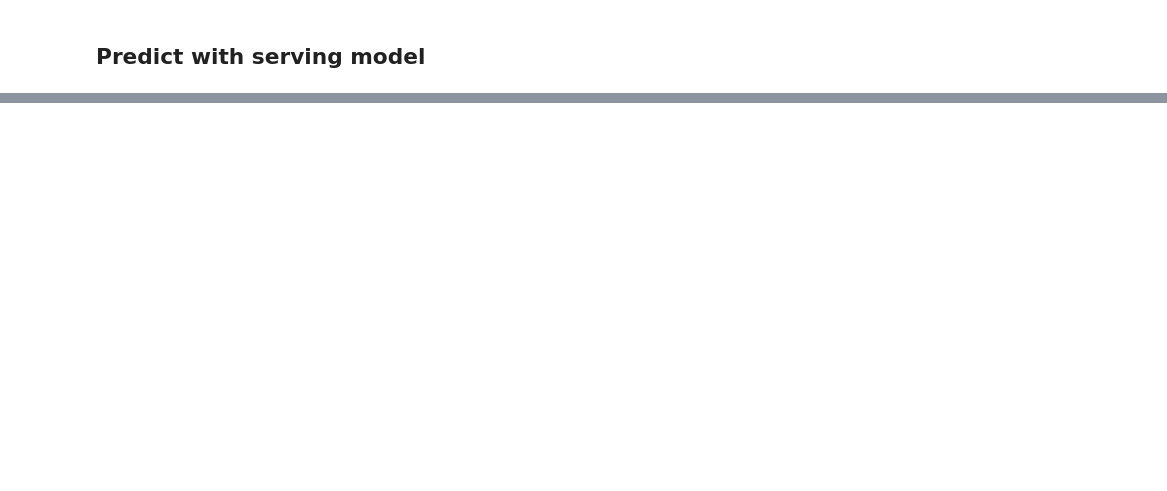
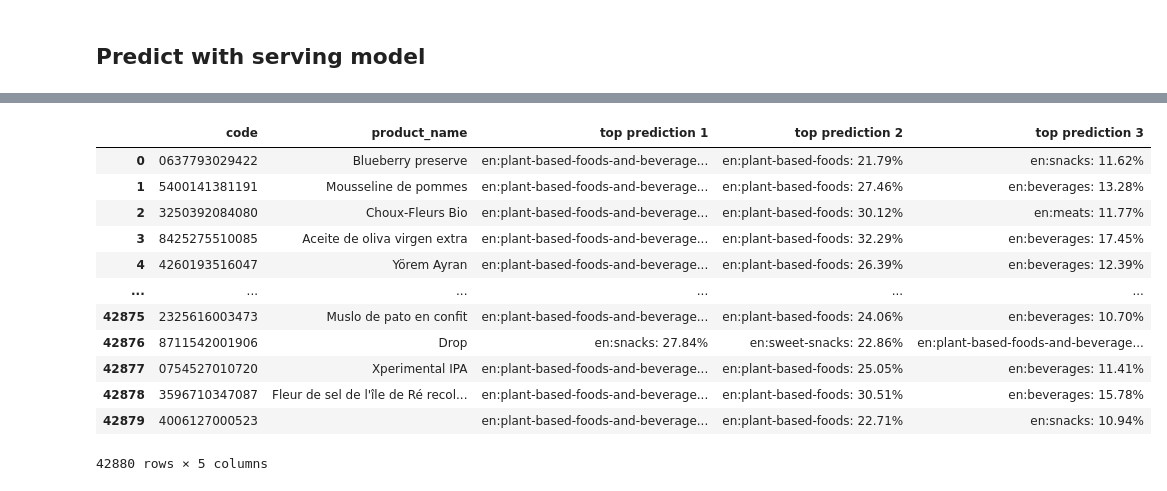
Before and after one commit to openfoodfacts/off-category-classification, a Jupyter notebook: experiments/Train-with-cat-compat-loss.ipynb, the cells around one changed output, grey strips where cells are left out. Drawn from its saved outputs; the diff is of its cells as text; code cells hidden in the pictures; blank space fills up the shorter version.

```diff
--- a/experiments/Train-with-cat-compat-loss.ipynb
+++ b/experiments/Train-with-cat-compat-loss.ipynb
@@ -423,0 +366,9 @@ plot_training_stat(stats, 'binary_accuracy', ax2)
+# %%
+SAVED_MODEL_DIR = MODEL_DIR / 'saved_model'
+
+@tf.function
+def serving_func(*args, **kwargs):
+    preds = model(*args, **kwargs)
+    return top_labeled_predictions(preds, categories_vocab, k=50)
+
+save_model(SAVED_MODEL_DIR, model, categories_vocab, serving_func)
@@ -429,2 +382,4 @@ serving_model = load_serving_model(MODEL_DIR)
+# %%
+m, labels = load_model(SAVED_MODEL_DIR)
 # %%
 ds_test = load_dataset('off_categories', split=TEST_SPLIT)
@@ -442,6 +388,5 @@ training_pred_test
 # %%
 %%time
 
-serving_pred_test = serving_model.predict(ds_test.padded_batch(128))
-
-serving_pred_test
+preds_test = m.predict(ds_test.padded_batch(128))
+preds_test
@@ -451,0 +409,4 @@ test_top_predictions = top_predictions(ds_test, serving_pred_test, 4)
+# %%
+# This is the function exported as the default serving function in our saved model
+top_preds_test = top_labeled_predictions(preds_test, labels, k=3)
+top_preds_test
@@ -451,0 +431,12 @@ test_top_predictions = top_predictions(ds_test, serving_pred_test, 4)
+# %%
+%%time
+
+# Same data, but pretty
+pred_table_test = top_predictions_table(top_preds_test)
+
+# Add some interpretable features to the final table
+# Table must be row-aligned with predictions above (= taken from same data sample)
+extra_cols_test = as_dataframe(select_features(ds_test, ['code', 'product_name']))
+
+pd.concat([extra_cols_test, pred_table_test], axis=1)
+# %% [output]
@@ -452,3 +445,16 @@ test_top_predictions = top_predictions(ds_test, serving_pred_test, 4)
+|  | code | product_name | top prediction 1 | top prediction 2 | top prediction 3 |
+| 0 | 0637793029422 | Blueberry preserve | en:plant-based-foods-and-beverage... | en:plant-based-foods: 21.79% | en:snacks: 11.62% |
+| 1 | 5400141381191 | Mousseline de pommes | en:plant-based-foods-and-beverage... | en:plant-based-foods: 27.46% | en:beverages: 13.28% |
+| 2 | 3250392084080 | Choux-Fleurs Bio | en:plant-based-foods-and-beverage... | en:plant-based-foods: 30.12% | en:meats: 11.77% |
+| 3 | 8425275510085 | Aceite de oliva virgen extra | en:plant-based-foods-and-beverage... | en:plant-based-foods: 32.29% | en:beverages: 17.45% |
+| 4 | 4260193516047 | Yörem Ayran | en:plant-based-foods-and-beverage... | en:plant-based-foods: 26.39% | en:beverages: 12.39% |
+| ... | ... | ... | ... | ... | ... |
+| 42875 | 2325616003473 | Muslo de pato en confit | en:plant-based-foods-and-beverage... | en:plant-based-foods: 24.06% | en:beverages: 10.70% |
+| 42876 | 8711542001906 | Drop | en:snacks: 27.84% | en:sweet-snacks: 22.86% | en:plant-based-foods-and-beverage... |
+| 42877 | 0754527010720 | Xperimental IPA | en:plant-based-foods-and-beverage... | en:plant-based-foods: 25.05% | en:beverages: 11.41% |
+| 42878 | 3596710347087 | Fleur de sel de l'île de Ré recol... | en:plant-based-foods-and-beverage... | en:plant-based-foods: 30.51% | en:beverages: 15.78% |
+| 42879 | 4006127000523 |  | en:plant-based-foods-and-beverage... | en:plant-based-foods: 22.71% | en:snacks: 10.94% |
+42880 rows × 5 columns
 # %%
 # codecarbon - stop tracking
 tracker.stop()
```
Also changed, not shown: parts of 36 cells of this notebook, 2 other files.
